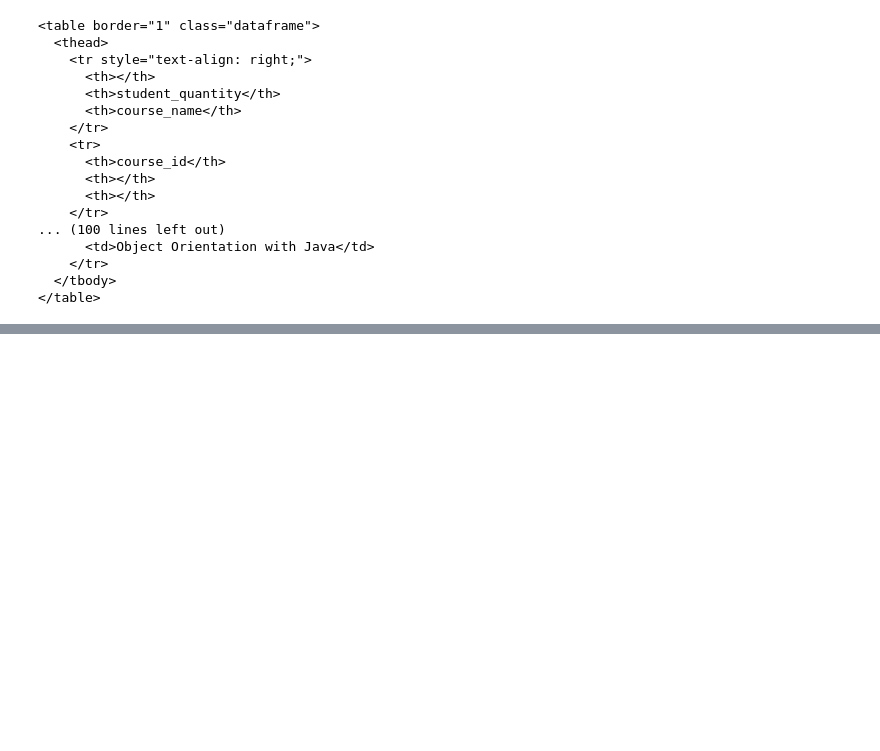
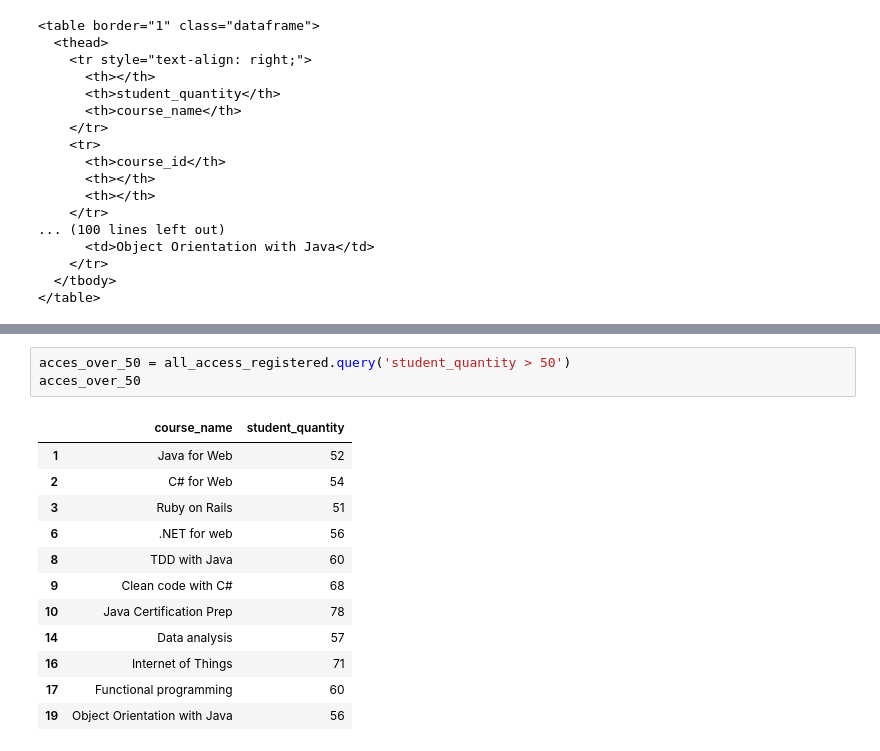
Before and after one commit to nmparfait/register_school_with_pandas, a Jupyter notebook: register_school.ipynb, the cells around one changed output, grey strips where cells are left out. Drawn from its saved outputs; the diff is of its cells as text; blank space fills up the shorter version.

```diff
--- a/register_school.ipynb
+++ b/register_school.ipynb
@@ -501,0 +561,16 @@ print(all_regist_html)
+# %%
+acces_over_50 = all_access_registered.query('student_quantity > 50')
+acces_over_50
+# %% [output]
+|  | course_name | student_quantity |
+| 1 | Java for Web | 52 |
+| 2 | C# for Web | 54 |
+| 3 | Ruby on Rails | 51 |
+| 6 | .NET for web | 56 |
+| 8 | TDD with Java | 60 |
+| 9 | Clean code with C# | 68 |
+| 10 | Java Certification Prep | 78 |
+| 14 | Data analysis | 57 |
+| 16 | Internet of Things | 71 |
+| 17 | Functional programming | 60 |
+| 19 | Object Orientation with Java | 56 |
```
Also changed, not shown: parts of 13 cells of this notebook.
